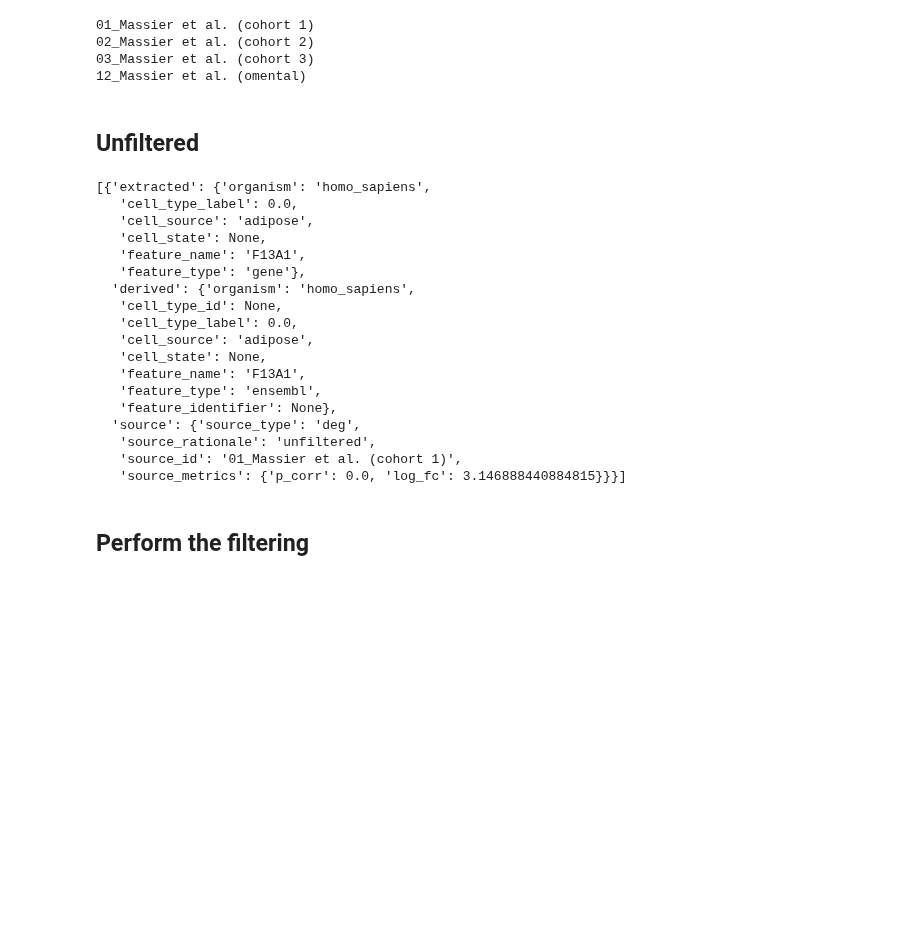
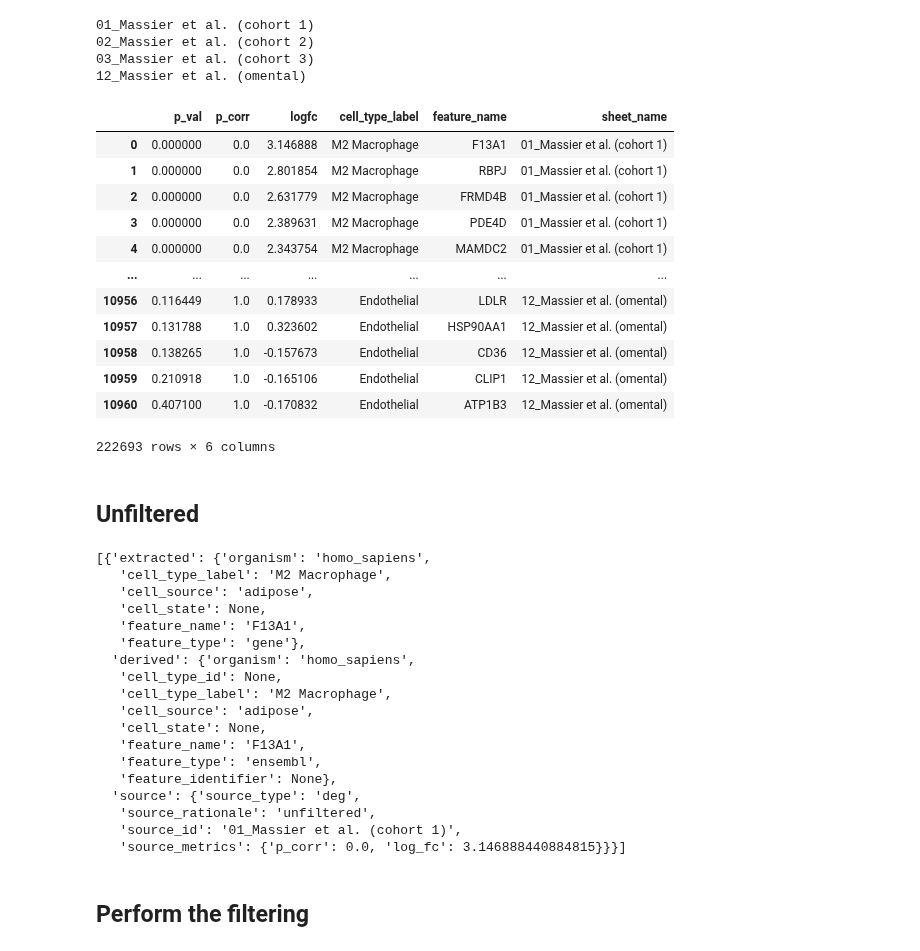
Before and after one commit to sbooeshaghi/llmarkers, a Jupyter notebook: data/adipose_Massier2023/evidence_deg/markers.ipynb, the cells around one changed output. Saved outputs shown, nothing was run; the diff lists cells and outputs as text; code cells hidden in the pictures; blank space fills up the shorter version.

Commit message:
populated ids for massier evidence unfiltered metrics

```diff
--- a/data/adipose_Massier2023/evidence_deg/markers.ipynb
+++ b/data/adipose_Massier2023/evidence_deg/markers.ipynb
@@ -53,6 +53,7 @@ Index(['gene', 'p_val', 'avg_log2FC', 'pct.1', 'pct.2', 'p_val_adj',
 cols = [
     {
         "sheet_name": sheet_names[0],
+        "map_fn": "ctmap/ctmap_massier_1.txt",
         "cols": {
             "p_val": "p_val",
             "p_val_adj": "p_corr",
@@ -63,6 +64,7 @@ cols = [
     },
     {
         "sheet_name": sheet_names[1],
+        "map_fn": "ctmap/ctmap_massier_2.txt",
         "cols": {
             "p_val": "p_val",
             "p_val_adj": "p_corr",
@@ -73,6 +75,7 @@ cols = [
     },
     {
         "sheet_name": sheet_names[2],
+        "map_fn": "ctmap/ctmap_massier_3.txt",
         "cols": {
             "p_val": "p_val",
             "p_val_adj": "p_corr",
@@ -83,6 +86,7 @@ cols = [
     },
     {
         "sheet_name": sheet_names[3],
+        "map_fn": "ctmap/ctmap_massier_4.txt",
         "cols": {
             "p_val": "p_val",
             "p_val_adj": "p_corr",
@@ -90,27 +94,7 @@ cols = [
             "cluster": "cell_type_label",
             "gene": "feature_name"
         }
-    },
-    {
-        "sheet_name": sheet_names[4],
-        "cols": {
-            "p_val": "p_val",
-            "p_val_adj": "p_corr",
-            "avg_log2FC": "logfc",
-            "cluster": "cell_type_label",
-            "gene": "feature_name"
-        }
-    },
-    {
-        "sheet_name": sheet_names[5],
-        "cols": {
-            "p_val": "p_val",
-            "p_val_adj": "p_corr",
-            "avg_log2FC": "logfc",
-            "cluster": "cell_type_label",
-            "gene": "feature_name"
-        }
-    },
+    }
 
 ]
 # %%
@@ -119,6 +103,11 @@ for sheet in cols:
     print(sname)
     # only keep the columns we want
     excel[sname] = excel[sname].loc[:,sheet["cols"].keys()].rename(columns=sheet["cols"])
+
+    # map cluster numbers to cell type labels
+    ctmap = pd.read_csv(sheet["map_fn"], sep="\t", header=None, names=["ctnum", "ctname"], index_col=0)
+    excel[sname][sheet["cols"]["cluster"]] =  excel[sname][sheet["cols"]["cluster"]].map(ctmap["ctname"])
+
     # add sheet name to the dataframe
     excel[sname]["sheet_name"] = sname
 # %% [output]
@@ -128,6 +117,22 @@ for sheet in cols:
 12_Massier et al. (omental)
 # %%
 df = pd.concat(list(excel.values()))
+
+df
+# %% [output]
+|  | p_val | p_corr | logfc | cell_type_label | feature_name | sheet_name |
+| 0 | 0.000000 | 0.0 | 3.146888 | M2 Macrophage | F13A1 | 01_Massier et al. (cohort 1) |
+| 1 | 0.000000 | 0.0 | 2.801854 | M2 Macrophage | RBPJ | 01_Massier et al. (cohort 1) |
+| 2 | 0.000000 | 0.0 | 2.631779 | M2 Macrophage | FRMD4B | 01_Massier et al. (cohort 1) |
+| 3 | 0.000000 | 0.0 | 2.389631 | M2 Macrophage | PDE4D | 01_Massier et al. (cohort 1) |
+| 4 | 0.000000 | 0.0 | 2.343754 | M2 Macrophage | MAMDC2 | 01_Massier et al. (cohort 1) |
+| ... | ... | ... | ... | ... | ... | ... |
+| 10956 | 0.116449 | 1.0 | 0.178933 | Endothelial | LDLR | 12_Massier et al. (omental) |
+| 10957 | 0.131788 | 1.0 | 0.323602 | Endothelial | HSP90AA1 | 12_Massier et al. (omental) |
+| 10958 | 0.138265 | 1.0 | -0.157673 | Endothelial | CD36 | 12_Massier et al. (omental) |
+| 10959 | 0.210918 | 1.0 | -0.165106 | Endothelial | CLIP1 | 12_Massier et al. (omental) |
+| 10960 | 0.407100 | 1.0 | -0.170832 | Endothelial | ATP1B3 | 12_Massier et al. (omental) |
+222693 rows × 6 columns
 # %% [markdown]
 ## Unfiltered
 # %%
@@ -174,14 +179,14 @@ for _, row in unfiltered_df.iterrows():
 result[:1]
 # %% [output]
 [{'extracted': {'organism': 'homo_sapiens',
-   'cell_type_label': 0.0,
+   'cell_type_label': 'M2 Macrophage',
    'cell_source': 'adipose',
    'cell_state': None,
    'feature_name': 'F13A1',
    'feature_type': 'gene'},
   'derived': {'organism': 'homo_sapiens',
    'cell_type_id': None,
-   'cell_type_label': 0.0,
+   'cell_type_label': 'M2 Macrophage',
    'cell_source': 'adipose',
    'cell_state': None,
    'feature_name': 'F13A1',
```
Also changed, not shown: 3 other files.
